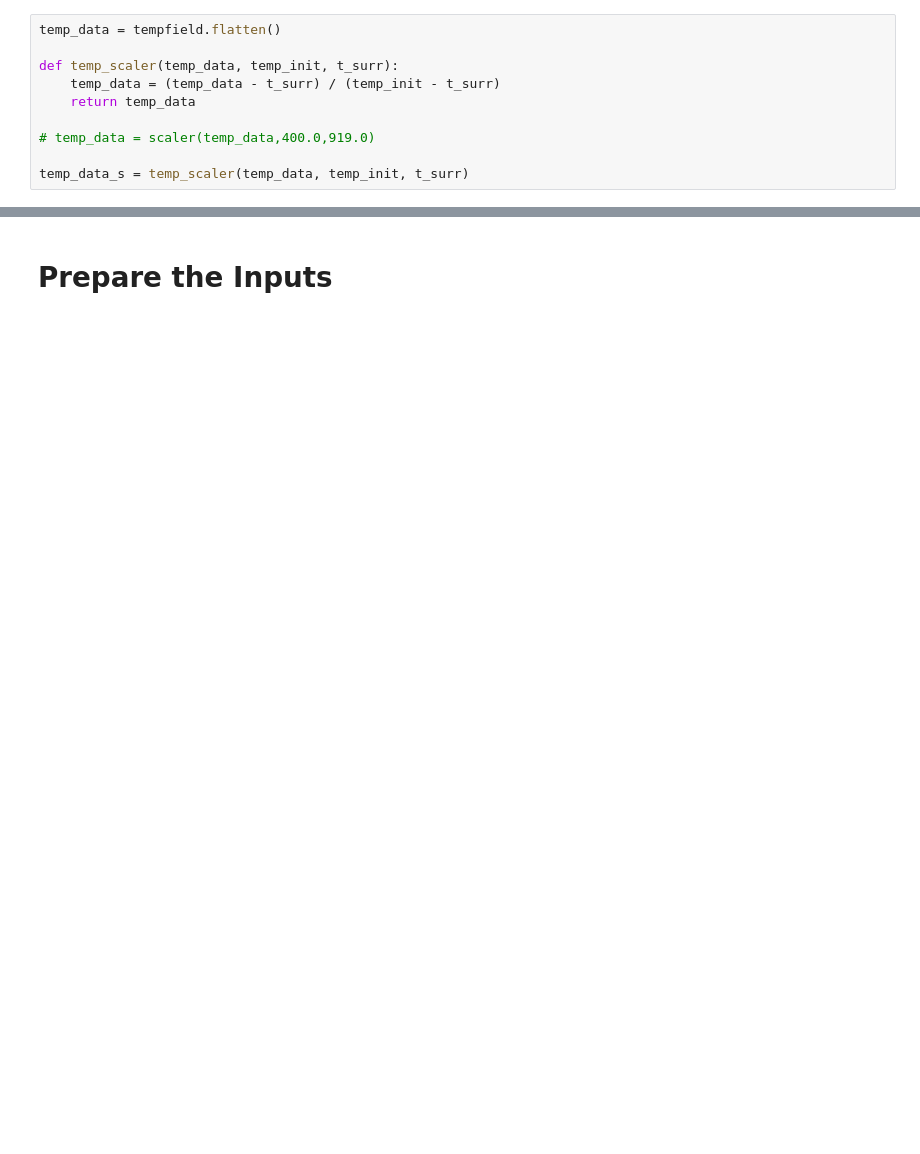
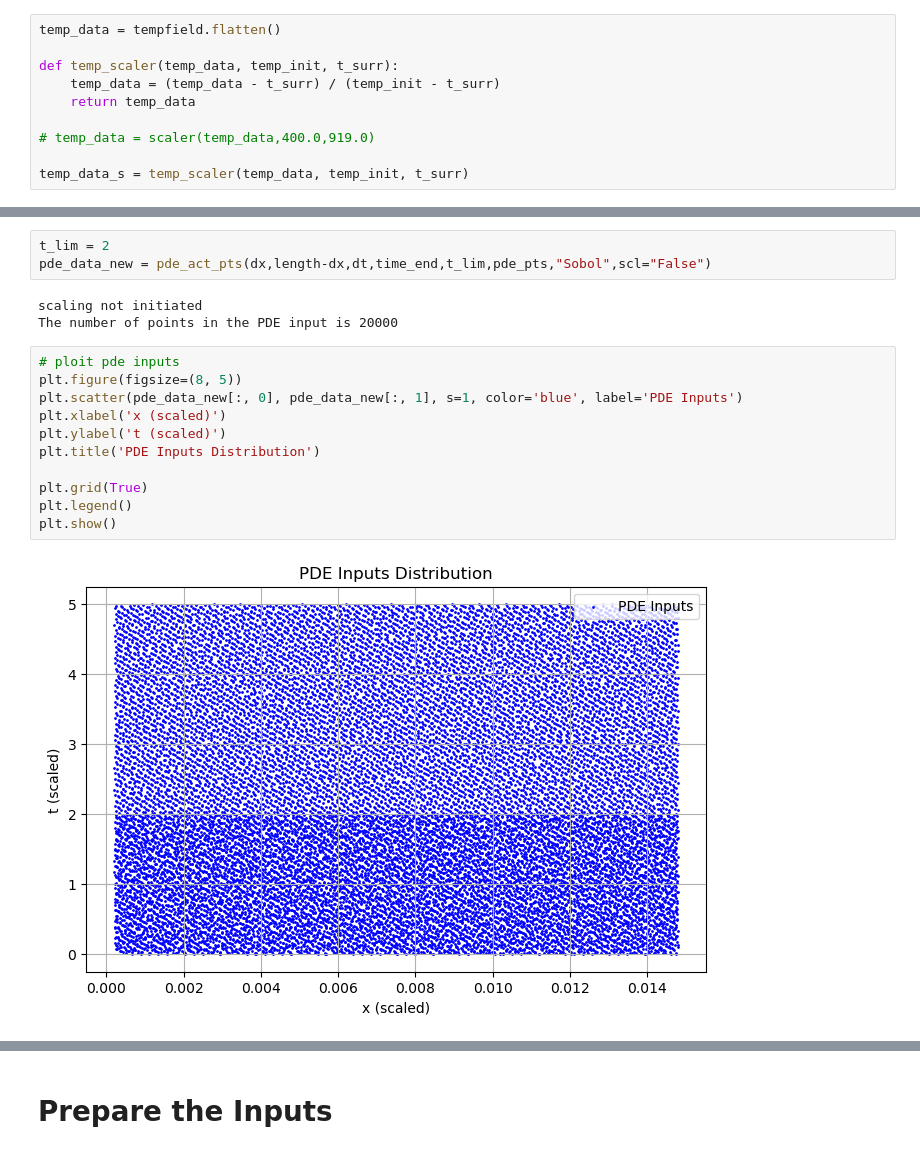
Before and after one commit to radhikrammohan/pinn-pc-1d, a Jupyter notebook: pinn/spartan/model_train.ipynb, the cells around one changed output, grey strips where cells are left out. Cells and saved outputs as stored; diff of their text form; blank space fills up the shorter version.

```diff
--- a/pinn/spartan/model_train.ipynb
+++ b/pinn/spartan/model_train.ipynb
@@ -129,6 +138,25 @@ scaling not initiated
 The number of points in the left boundary condition is 20000
 The number of points in the right boundary condition is 20000
 scaling not initiated
+# %%
+t_lim = 2
+pde_data_new = pde_act_pts(dx,length-dx,dt,time_end,t_lim,pde_pts,"Sobol",scl="False")
+# %% [output]
+scaling not initiated
+The number of points in the PDE input is 20000
+# %%
+# ploit pde inputs
+plt.figure(figsize=(8, 5))
+plt.scatter(pde_data_new[:, 0], pde_data_new[:, 1], s=1, color='blue', label='PDE Inputs')
+plt.xlabel('x (scaled)')
+plt.ylabel('t (scaled)')
+plt.title('PDE Inputs Distribution')
+
+plt.grid(True)
+plt.legend()
+plt.show()
+# %% [output]
+[figure, added]
 # %%
 import numpy as np
 
```
Also changed, not shown: parts of 10 cells of this notebook, 4 other files.
